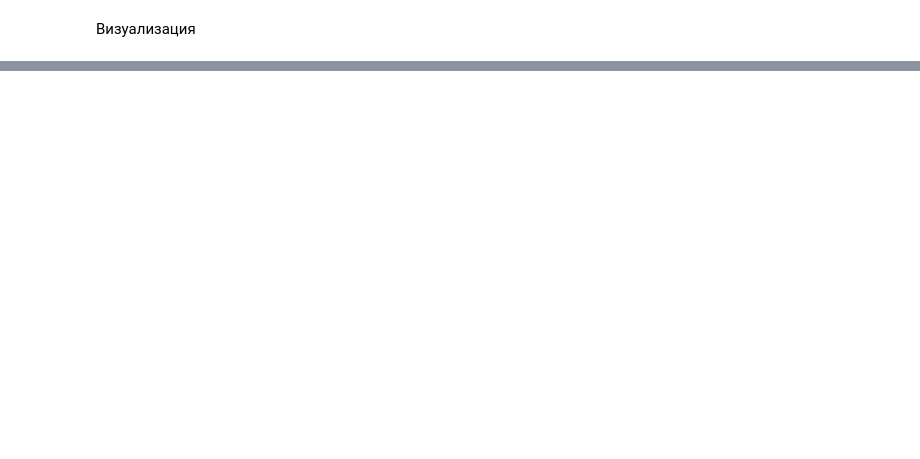
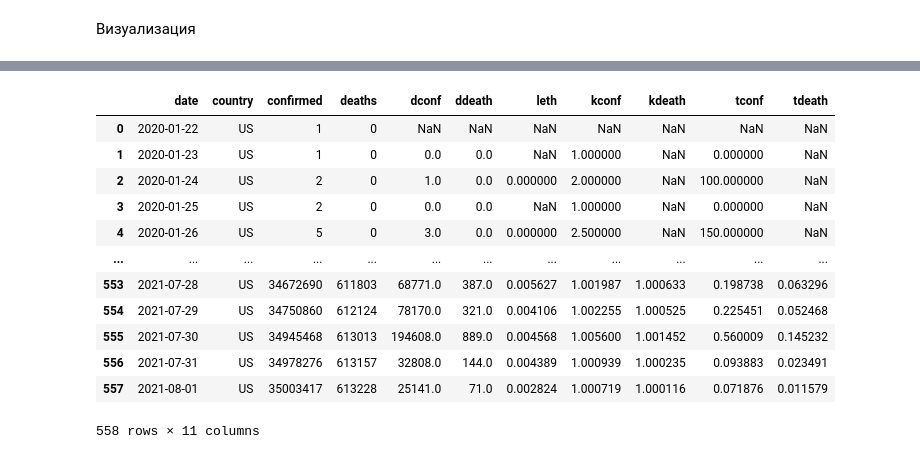
Before and after one commit to sky16k/fps, a Jupyter notebook: основы_стат_2_testing_hw.ipynb, the cells around one changed output, grey strips where cells are left out. Saved outputs shown, nothing was run; the diff lists cells and outputs as text; code cells hidden in the pictures; blank space fills up the shorter version.

```diff
--- a/основы_стат_2_testing_hw.ipynb
+++ b/основы_стат_2_testing_hw.ipynb
@@ -184,0 +202,20 @@ plt.show()
+# %%
+df2['kconf'] = df2['confirmed']/df2['confirmed'].shift(1)
+df2['kdeath']= df2['deaths'] / df2['deaths'].shift(1)
+df2['tconf'] = df2['kconf'] *100 - 100
+df2['tdeath']= df2['kdeath']*100 - 100
+df2
+# %% [output]
+|  | date | country | confirmed | deaths | dconf | ddeath | leth | kconf | kdeath | tconf | tdeath |
+| 0 | 2020-01-22 | US | 1 | 0 | NaN | NaN | NaN | NaN | NaN | NaN | NaN |
+| 1 | 2020-01-23 | US | 1 | 0 | 0.0 | 0.0 | NaN | 1.000000 | NaN | 0.000000 | NaN |
+| 2 | 2020-01-24 | US | 2 | 0 | 1.0 | 0.0 | 0.000000 | 2.000000 | NaN | 100.000000 | NaN |
+| 3 | 2020-01-25 | US | 2 | 0 | 0.0 | 0.0 | NaN | 1.000000 | NaN | 0.000000 | NaN |
+| 4 | 2020-01-26 | US | 5 | 0 | 3.0 | 0.0 | 0.000000 | 2.500000 | NaN | 150.000000 | NaN |
+| ... | ... | ... | ... | ... | ... | ... | ... | ... | ... | ... | ... |
+| 553 | 2021-07-28 | US | 34672690 | 611803 | 68771.0 | 387.0 | 0.005627 | 1.001987 | 1.000633 | 0.198738 | 0.063296 |
+| 554 | 2021-07-29 | US | 34750860 | 612124 | 78170.0 | 321.0 | 0.004106 | 1.002255 | 1.000525 | 0.225451 | 0.052468 |
+| 555 | 2021-07-30 | US | 34945468 | 613013 | 194608.0 | 889.0 | 0.004568 | 1.005600 | 1.001452 | 0.560009 | 0.145232 |
+| 556 | 2021-07-31 | US | 34978276 | 613157 | 32808.0 | 144.0 | 0.004389 | 1.000939 | 1.000235 | 0.093883 | 0.023491 |
+| 557 | 2021-08-01 | US | 35003417 | 613228 | 25141.0 | 71.0 | 0.002824 | 1.000719 | 1.000116 | 0.071876 | 0.011579 |
+558 rows × 11 columns
```
Also changed, not shown: parts of 19 cells of this notebook.
